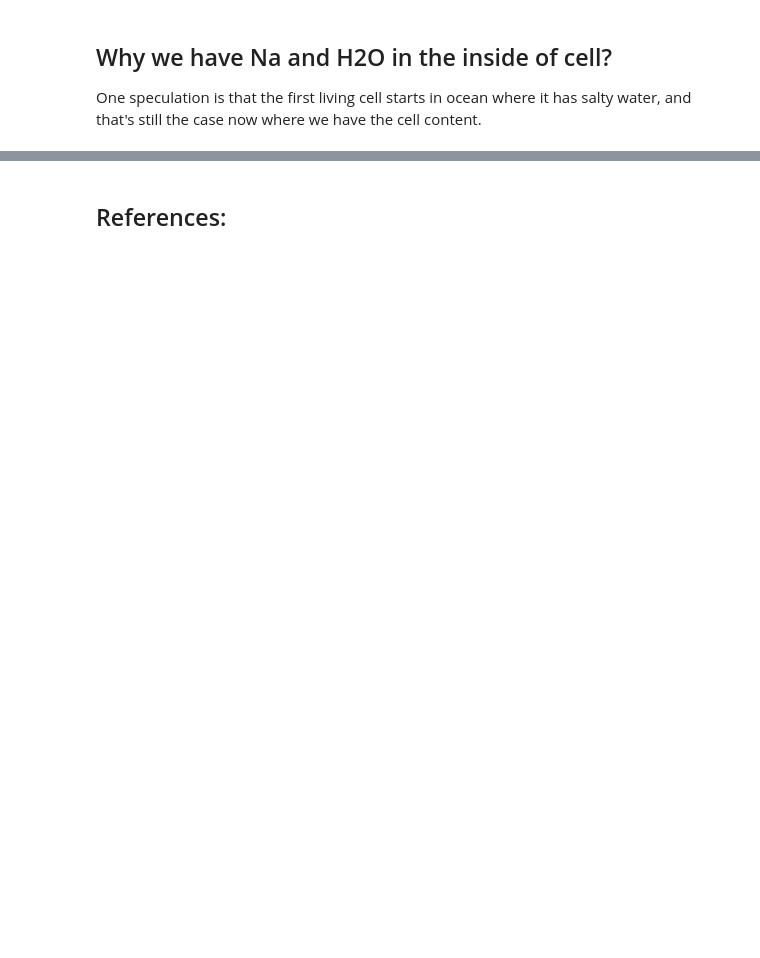
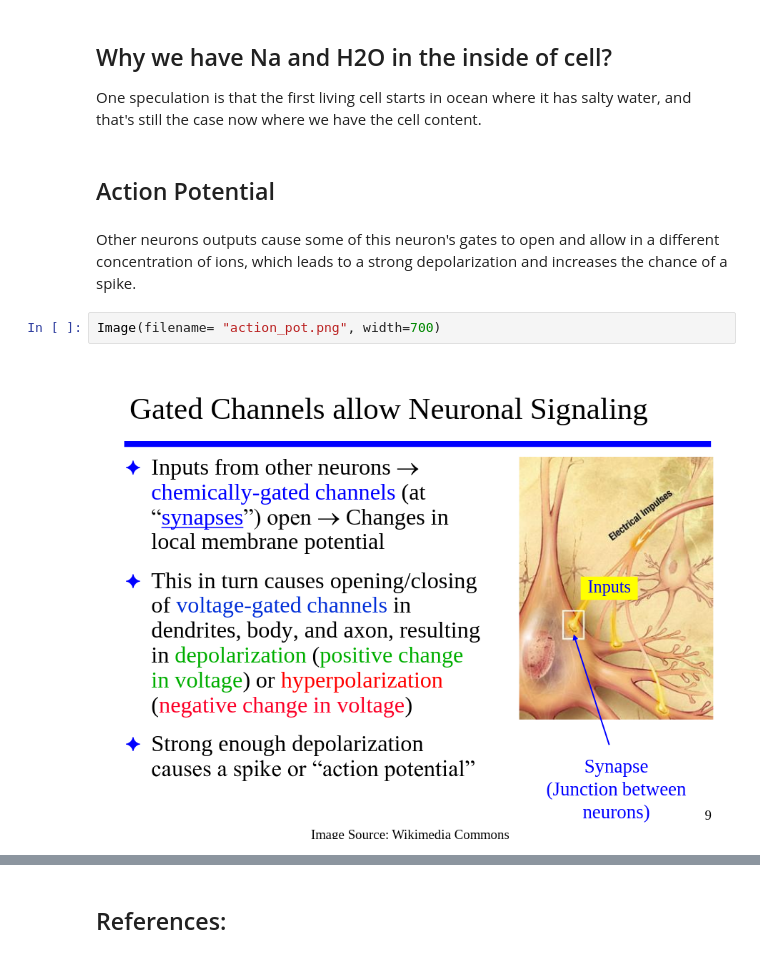
Before and after one commit to mhmdrdwn/com-neuro, a Jupyter notebook: week1.ipynb, the cells around one changed output, grey strips where cells are left out. Cells and saved outputs as stored; diff of their text form; blank space fills up the shorter version.

Commit message:
neuron

```diff
--- a/week1.ipynb
+++ b/week1.ipynb
@@ -183,3 +191,11 @@ Neurons in central nervous system (CNS)
 ## Why we have Na and H2O in the inside of cell?
 
 One speculation is that the first living cell starts in ocean where it has salty water, and that's still the case now where we have the cell content.
+# %% [markdown]
+## Action Potential
+# %% [markdown]
+Other neurons outputs cause some of this neuron's gates to open and allow in a different concentration of ions, which leads to a strong depolarization and increases the chance of a spike.
+# %%
+Image(filename= "action_pot.png", width=700)
+# %% [output]
+[figure, added]
```
Also changed, not shown: parts of 7 cells of this notebook.
